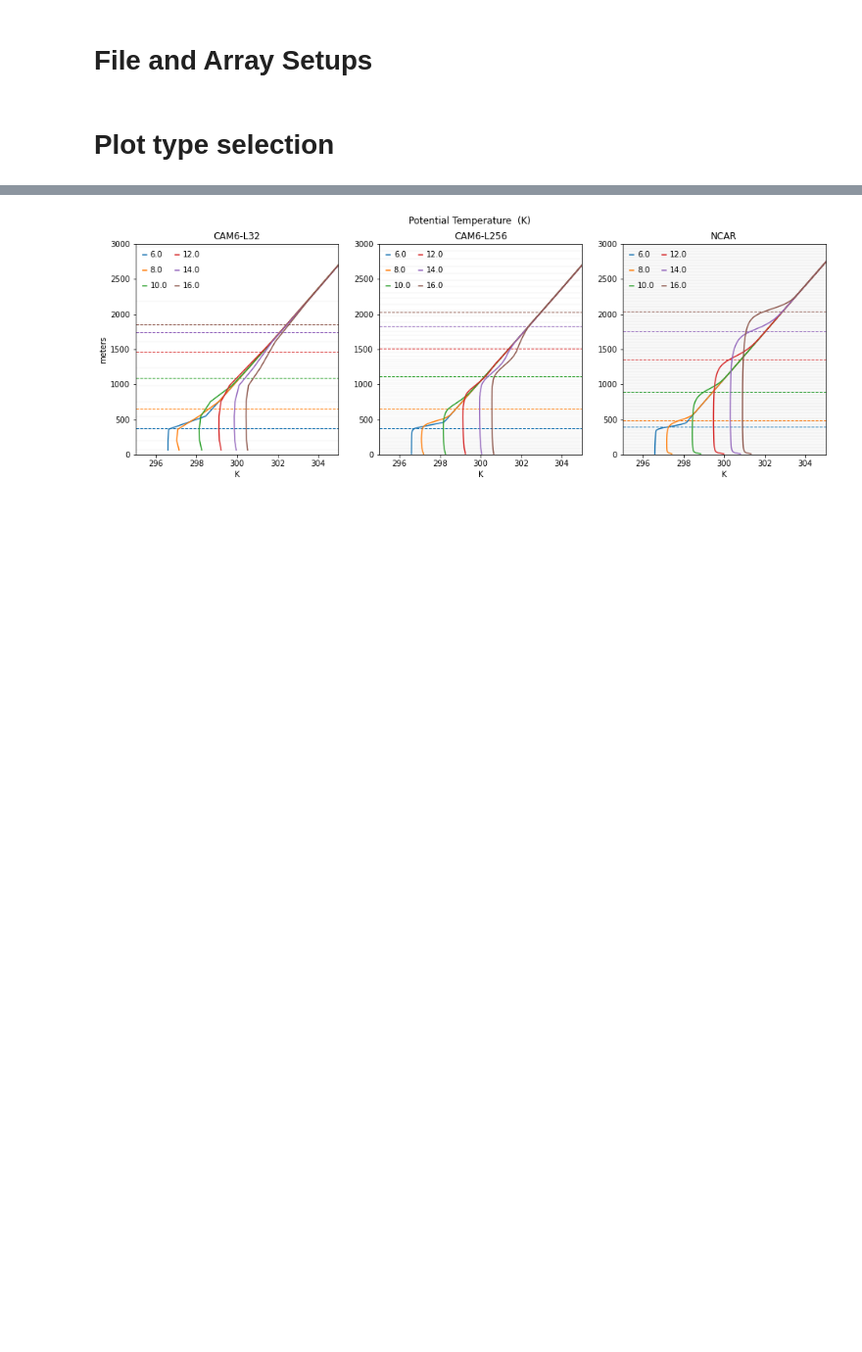
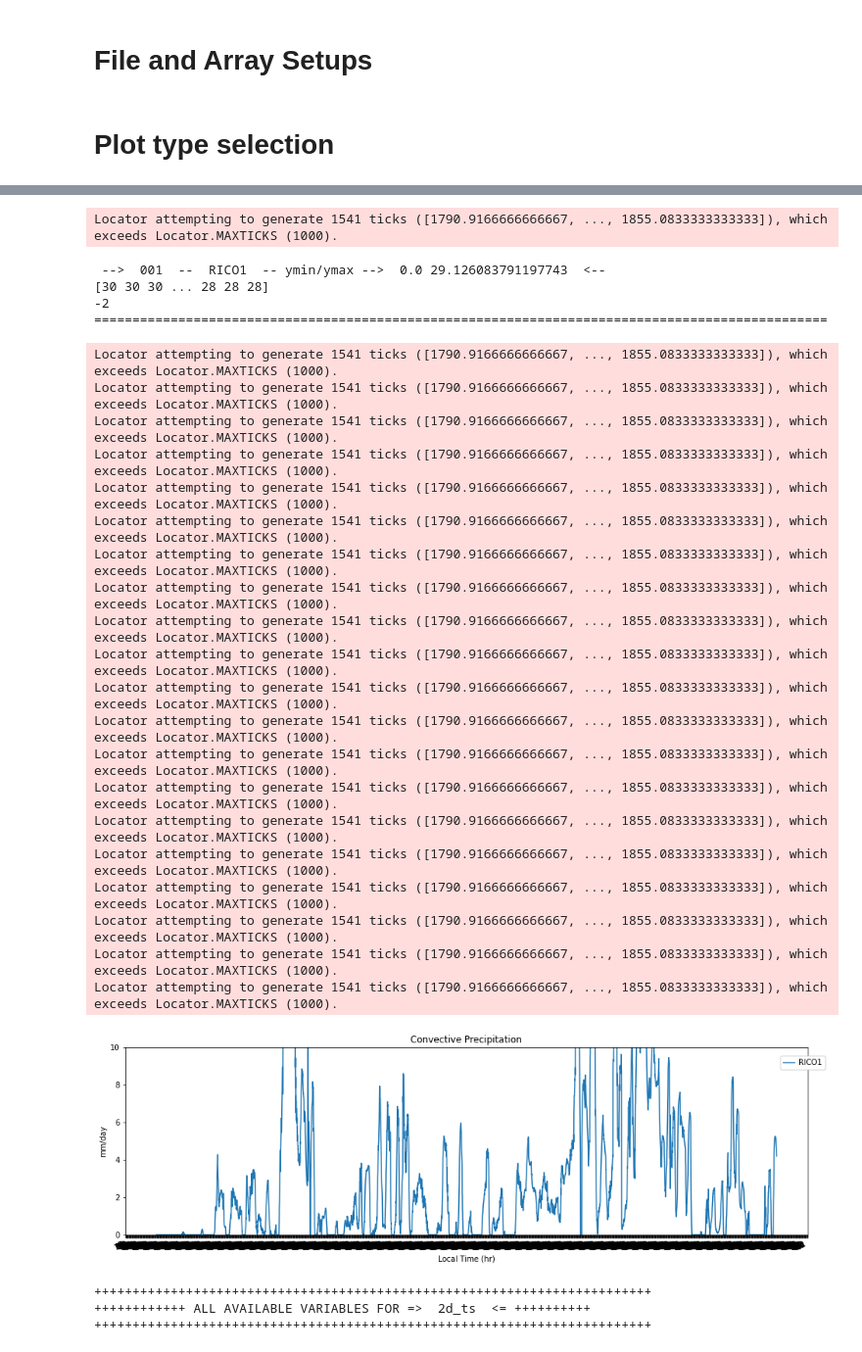
Before and after one commit to swrneale/python-scripts, a Jupyter notebook: PBL/scam_plots.ipynb, the cells around one changed output, grey strips where cells are left out. Shown at 98% size. Saved outputs shown, nothing was run; the diff lists cells and outputs as text; code cells hidden in the pictures; blank space fills up the shorter version.

```diff
--- a/PBL/scam_plots.ipynb
+++ b/PBL/scam_plots.ipynb
@@ -39,9 +41,10 @@ p0 = mconst.pot_temp_ref_press.magnitude
 ###### IOP file info. ######
 
 #case_iop = "PERDIGAO" ; scam_file_nums = ['001','002','003','004'] ; scam_run_names = ['x01','x02','x03','x04']
-case_iop = "SAS" ; scam_file_nums = ['106.norad','106d.norad','LES'] ; scam_run_names = ['CAM6-L32','CAM6-L256','NCAR']
-case_iop = "SAS" ;
-#case_iop = "RICO" ; scam_file_nums = ['001'] ; scam_run_names = ['RICO1']
+#case_iop = "SAS" ; scam_file_nums = ['106.norad','106d.norad','LES','LES'] ; scam_run_names = ['CAM6-L32','CAM6-L256','NCAR','NCAR']
+#case_iop = "SAS" ; scam_file_nums = ['106d.norad'] ; scam_run_names = ['CAM6-L256']
+
+case_iop = "RICO" ; scam_file_nums = ['001'] ; scam_run_names = ['RICO1']
 
 
 
@@ -61,7 +64,7 @@ dir_root = '/Users/rneale/Documents/NCAR/PBL/PBL_py_data/'
 
 fig_file = True # Need to add this in RBN
 fig_screen = True
-pvars_list = False # List all variables that can be plotted in each 'set'
+all_vars_info = True # List all variables that can be plotted in each 'set'
 
 
 
@@ -73,7 +76,7 @@ pvars_list = False # List all variables that can be plotted in each 'set'
 #pvars_ts1d = np.array(['PBLH','TS','LHFLX','SHFLX','PRECC','PRECL','FLNS']) # D profile timeseries plots
 #pvars_ts1d = np.array(['SHFLX','LHFLX','PBLH','PBLH_DQ'])
 
-pvars_ts1d = np.array(['LHFLX'])
+pvars_ts1d = np.array(['PRECC'])
 
 
 
@@ -86,7 +89,7 @@ pvars_ts1d = np.array(['LHFLX'])
 #            'STEND_CLUBB','RVMTEND_CLUBB','WPTHLP_CLUBB','WPRTP_CLUBB','WP3_CLUBB','THLP2_CLUBB','WP2_CLUBB'] # 2D profile timeseries plots
 #pvars_ts2d = ['DTV','VD01','DCQ','Q','T','TH','THL']
 #pvars_ts2d = ['THV','TH','Q','WP2_CLUBB','WP3_CLUBB','WPTHLP_CLUBB','WPRTP_CLUBB','THLP2_CLUBB','RTP2_CLUBB']
-pvars_ts2d = ['TH']
+pvars_ts2d = np.array(['Q','THL'])
 
 
 """ ### ### ### ### ### """
@@ -98,7 +101,7 @@ pvars_ts2d = ['TH']
 
 #pvars_snap = ['TH','THL','Q','RELHUM','DTV','DCQ','STEND_CLUBB','WPTHLP_CLUBB','WPRTP_CLUBB','THLP2_CLUBB','WP2_CLUBB','WP3_CLUBB']
 #pvars_snap = ['TH','Q','WP2_CLUBB','WP3_CLUBB','WPTHLP_CLUBB','WPRTP_CLUBB','THLP2_CLUBB','RTP2_CLUBB']
-pvars_snap = ['TH']
+pvars_snap = np.array(['TH'])
 
 tsnaps = np.array([6.,8.,10.,12.,14.,16.])     # Time of snapshots (local time)
 
@@ -125,7 +128,7 @@ scam_fig_stub=dir_root+'png/'+case_iop+'_'.join(scam_file_nums)
 
 ### Bundle these into array for passing to functions ###
 run_info = {}
-run_info['pvars_list'] = pvars_list
+run_info['pvars_list'] = all_vars_info
 run_info['1dvars'] = pvars_ts1d
 run_info['2dvars'] = pvars_ts2d
 run_info['snapvars'] = pvars_snap
@@ -142,15 +145,6 @@ scam_file_nums = np.array(scam_file_nums)
 scam_run_names = np.array(scam_run_names)
 
 
-# SCAM in IOP-LES format
-#ii = [ix for ix, x in enumerate(scam_file_nums) if x == 'LES']# Change to LES-IOP-format file if needed
-#for i in ii: scam_files_in[i] = dir_main+'history/'+scam_file_pre+scam_file_nums[0]+scam_file_suf+'_'+case_iop+'_format.nc'
-
-# LES in IOP-LES format
-#scam_files_in = np.where(scam_run_names == 'NCAR', dir_main+'LES/'+les_files_in['NCAR'],scam_files_in) # Change to LES file if needed
-
-
-
 ### Bundle run info ###
 run_info['Case IOP']   = case_iop
 run_info['Run Name']   = scam_run_names
@@ -159,9 +153,8 @@ run_info['Stub Figs']  = scam_fig_stub
 run_info['Snap Times']  = tsnaps
 run_info['Dir Root'] = dir_root
 
-#df_rinfo = pd.DataFrame(rinfo)
-#df_rinfo.style.set_properties(**{'background-color': 'white','color': 'yellow'})
-#df_rinfo.style.apply({'background-color': 'white'})
+### Bundle some options ###
+run_info['Var List'] = all_vars_info
 # %% [markdown]
 # Plot type selection
 # %%
@@ -169,19 +162,16 @@ run_info['Dir Root'] = dir_root
 
 importlib.reload(mypy) # Required because I am constantly editing scam_func.py
 
-#dir(mypy)
 
-###### PLOTS ######
+###### PLOT SETS ######
 
-#mypy.plot1d_ts_scam(run_info)   # 1D time series plots
-#mypy.plot2d_ts_scam(run_info)   # 2D time series plots
-mypy.plot1d_snap_scam(run_info)   # 1D snapshot plots
+mypy.plot1d_ts_scam(run_info)   # 1D time series plots
+mypy.plot2d_ts_scam(run_info)   # 2D time series plots
+#mypy.plot1d_snap_scam(run_info)   # 1D snapshot plots
 #mypy.plot1d_anim_scam(run_info) # 2D profile animation plots
 
 ## New plot sets
 #mypy.plot1d_mean_scam(run_info)   # 1D mean profiles
 #mypy.plot1d_budget_scam(run_info)   # 1D mean profiles
-
-#mypy.plot2d_budget_scam(run_info)   # 1D [TO DO]
 # %% [output]
 +++ IMPORTING MY FUNCTIONS +++
@@ -202 +200,29 @@ SAS  - 1D SNAPSHOT PLOTTING VARIABLES
+Locator attempting to generate 1541 ticks ([1790.9166666666667, ..., 1855.0833333333333]), which exceeds Locator.MAXTICKS (1000).
+ -->  001  --  RICO1  -- ymin/ymax -->  0.0 29.126083791197743  <--
+[30 30 30 ... 28 28 28]
+-2
+================================================================================================
+Locator attempting to generate 1541 ticks ([1790.9166666666667, ..., 1855.0833333333333]), which exceeds Locator.MAXTICKS (1000).
+Locator attempting to generate 1541 ticks ([1790.9166666666667, ..., 1855.0833333333333]), which exceeds Locator.MAXTICKS (1000).
+Locator attempting to generate 1541 ticks ([1790.9166666666667, ..., 1855.0833333333333]), which exceeds Locator.MAXTICKS (1000).
+Locator attempting to generate 1541 ticks ([1790.9166666666667, ..., 1855.0833333333333]), which exceeds Locator.MAXTICKS (1000).
+Locator attempting to generate 1541 ticks ([1790.9166666666667, ..., 1855.0833333333333]), which exceeds Locator.MAXTICKS (1000).
+Locator attempting to generate 1541 ticks ([1790.9166666666667, ..., 1855.0833333333333]), which exceeds Locator.MAXTICKS (1000).
+Locator attempting to generate 1541 ticks ([1790.9166666666667, ..., 1855.0833333333333]), which exceeds Locator.MAXTICKS (1000).
+Locator attempting to generate 1541 ticks ([1790.9166666666667, ..., 1855.0833333333333]), which exceeds Locator.MAXTICKS (1000).
+Locator attempting to generate 1541 ticks ([1790.9166666666667, ..., 1855.0833333333333]), which exceeds Locator.MAXTICKS (1000).
+Locator attempting to generate 1541 ticks ([1790.9166666666667, ..., 1855.0833333333333]), which exceeds Locator.MAXTICKS (1000).
+Locator attempting to generate 1541 ticks ([1790.9166666666667, ..., 1855.0833333333333]), which exceeds Locator.MAXTICKS (1000).
+Locator attempting to generate 1541 ticks ([1790.9166666666667, ..., 1855.0833333333333]), which exceeds Locator.MAXTICKS (1000).
+Locator attempting to generate 1541 ticks ([1790.9166666666667, ..., 1855.0833333333333]), which exceeds Locator.MAXTICKS (1000).
+Locator attempting to generate 1541 ticks ([1790.9166666666667, ..., 1855.0833333333333]), which exceeds Locator.MAXTICKS (1000).
+Locator attempting to generate 1541 ticks ([1790.9166666666667, ..., 1855.0833333333333]), which exceeds Locator.MAXTICKS (1000).
+Locator attempting to generate 1541 ticks ([1790.9166666666667, ..., 1855.0833333333333]), which exceeds Locator.MAXTICKS (1000).
+Locator attempting to generate 1541 ticks ([1790.9166666666667, ..., 1855.0833333333333]), which exceeds Locator.MAXTICKS (1000).
+Locator attempting to generate 1541 ticks ([1790.9166666666667, ..., 1855.0833333333333]), which exceeds Locator.MAXTICKS (1000).
+Locator attempting to generate 1541 ticks ([1790.9166666666667, ..., 1855.0833333333333]), which exceeds Locator.MAXTICKS (1000).
+Locator attempting to generate 1541 ticks ([1790.9166666666667, ..., 1855.0833333333333]), which exceeds Locator.MAXTICKS (1000).
-[figure, old version]
+[figure, new version]
++++++++++++++++++++++++++++++++++++++++++++++++++++++++++++++++++++++++++
+++++++++++++ ALL AVAILABLE VARIABLES FOR =>  2d_ts  <= ++++++++++
++++++++++++++++++++++++++++++++++++++++++++++++++++++++++++++++++++++++++
```
Also changed, not shown: parts of 2 cells of this notebook, 5 other files.
